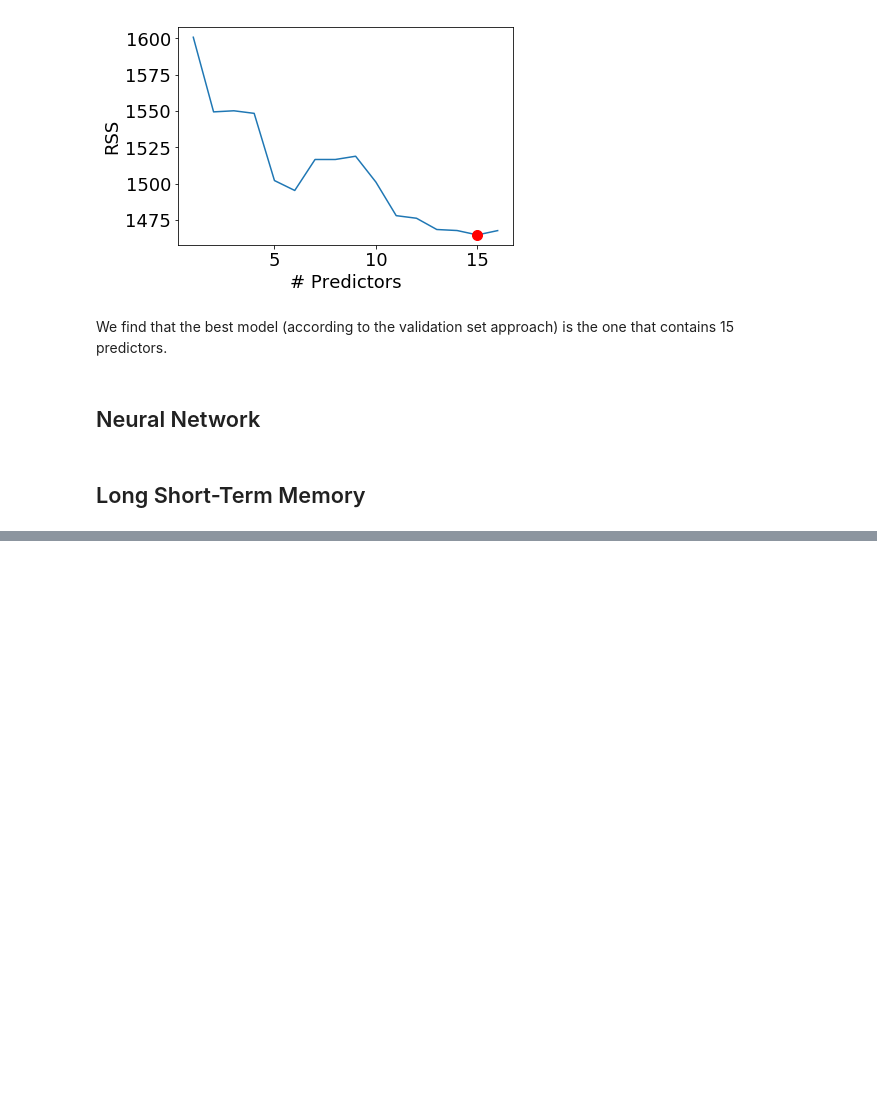
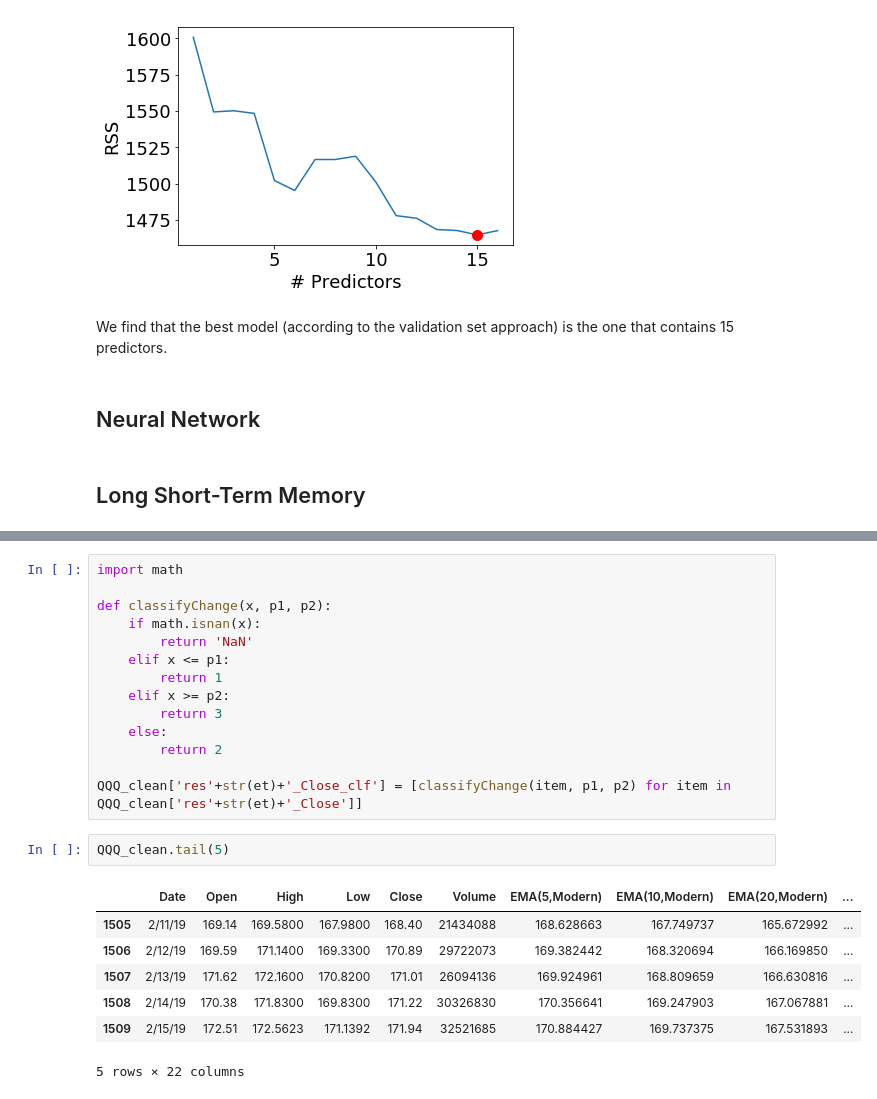
Before and after one commit to RobBinS83/Incubator_challenge, a Jupyter notebook: Incubator_challenge_section_1.ipynb, the cells around one changed output, grey strips where cells are left out. Cells and saved outputs as stored; diff of their text form; blank space fills up the shorter version.

```diff
--- a/Incubator_challenge_section_1.ipynb
+++ b/Incubator_challenge_section_1.ipynb
@@ -806,0 +848,24 @@ We find that the best model (according to the validation set approach) is the on
+# %%
+import math
+
+def classifyChange(x, p1, p2):
+    if math.isnan(x):
+        return 'NaN'
+    elif x <= p1:
+        return 1
+    elif x >= p2:
+        return 3
+    else:
+        return 2
+
+QQQ_clean['res'+str(et)+'_Close_clf'] = [classifyChange(item, p1, p2) for item in QQQ_clean['res'+str(et)+'_Close']]
+# %%
+QQQ_clean.tail(5)
+# %% [output]
+|  | Date | Open | High | Low | Close | Volume | EMA(5,Modern) | EMA(10,Modern) | EMA(20,Modern) | ... |
+| 1505 | 2/11/19 | 169.14 | 169.5800 | 167.9800 | 168.40 | 21434088 | 168.628663 | 167.749737 | 165.672992 | ... |
+| 1506 | 2/12/19 | 169.59 | 171.1400 | 169.3300 | 170.89 | 29722073 | 169.382442 | 168.320694 | 166.169850 | ... |
+| 1507 | 2/13/19 | 171.62 | 172.1600 | 170.8200 | 171.01 | 26094136 | 169.924961 | 168.809659 | 166.630816 | ... |
+| 1508 | 2/14/19 | 170.38 | 171.8300 | 169.8300 | 171.22 | 30326830 | 170.356641 | 169.247903 | 167.067881 | ... |
+| 1509 | 2/15/19 | 172.51 | 172.5623 | 171.1392 | 171.94 | 32521685 | 170.884427 | 169.737375 | 167.531893 | ... |
+5 rows × 22 columns
```
Also changed, not shown: parts of 7 cells of this notebook.
